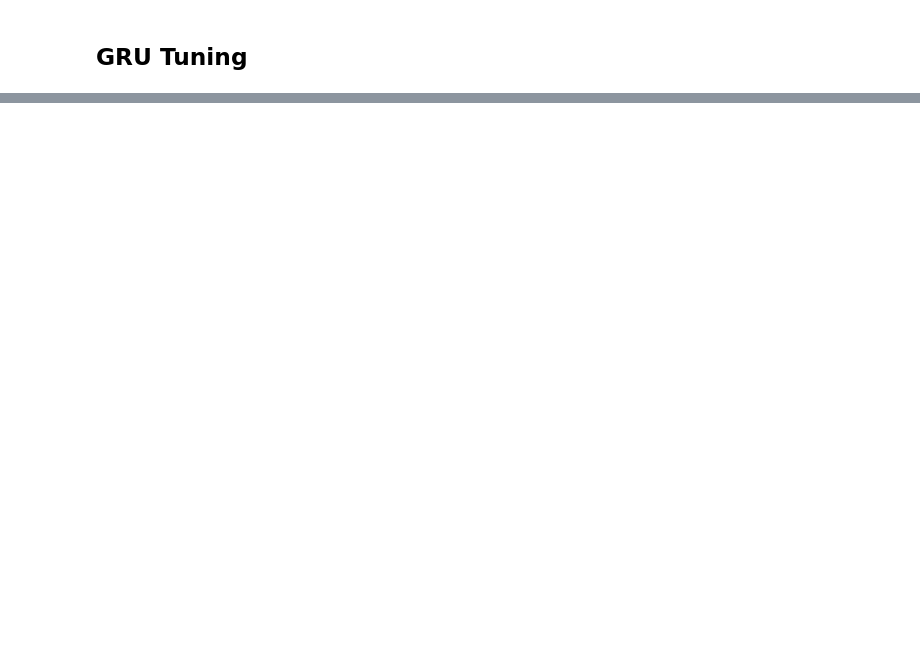
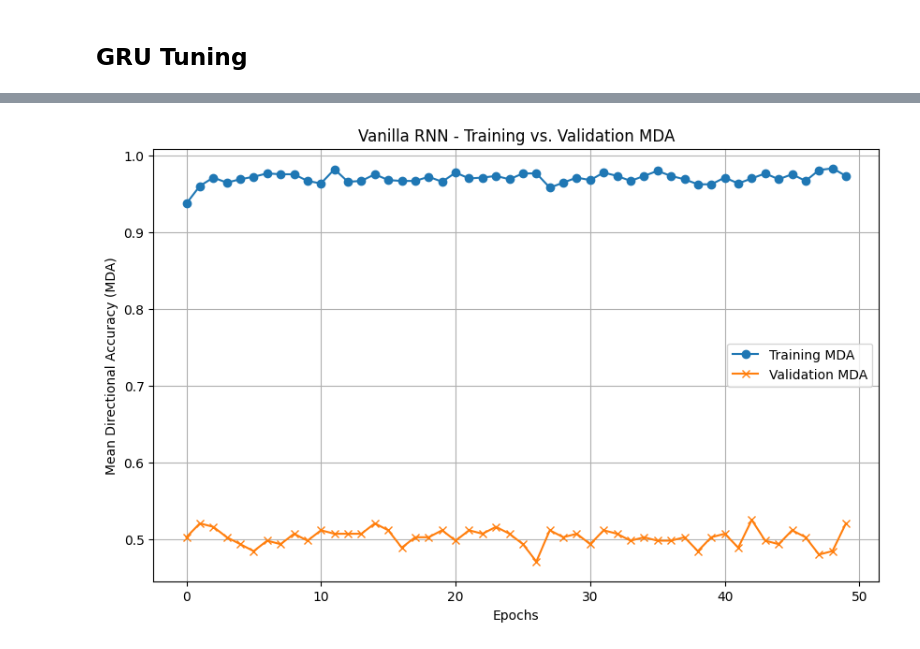
Before and after one commit to BrownAssassin/DLF---A3---RNN-Comparative-Analysis, a Jupyter notebook: RNN_Comparative_Analysis.ipynb, the cells around one changed output, grey strips where cells are left out. Saved outputs shown, nothing was run; the diff lists cells and outputs as text; code cells hidden in the pictures; blank space fills up the shorter version.

Commit message:
Comparative Analysis Completed
~ Completed Comparative Analysis
~ Exported all visualizations

```diff
--- a/RNN_Comparative_Analysis.ipynb
+++ b/RNN_Comparative_Analysis.ipynb
@@ -130,4 +200,8 @@ Testing set: X_test shape: torch.Size([10, 10, 5]), y_test shape: torch.Size([10
 # %% [markdown]
 # Hyperparameter Tuning
+# %%
+# Define the input and output sizes for the model
+input_size = 5  # Number of input features (Open, High, Low, Close, Volume)
+output_size = 1 # Output size (predicting the next day's Close price)
 # %% [markdown]
 ## Vanilla RNN Tuning
@@ -137,0 +427,25 @@ Testing set: X_test shape: torch.Size([10, 10, 5]), y_test shape: torch.Size([10
+# %%
+def mean_directional_accuracy(predictions, actuals):
+    # Calculate the directional change
+    pred_change = predictions[1:] - predictions[:-1]
+    actual_change = actuals[1:] - actuals[:-1]
+
+    # Calculate MDA as the percentage of matching directions
+    mda = (torch.sign(pred_change) == torch.sign(actual_change)).float().mean().item()
+
+    return mda
+
+def r_squared(predictions, actuals):
+    # Calculate mean of actuals
+    mean_actuals = torch.mean(actuals)
+
+    # Calculate total sum of squares (variance of actuals)
+    total_sum_of_squares = torch.sum((actuals - mean_actuals) ** 2)
+
+    # Calculate residual sum of squares (difference between actuals and predictions)
+    residual_sum_of_squares = torch.sum((actuals - predictions) ** 2)
+
+    # Calculate R-squared score
+    r2 = 1 - (residual_sum_of_squares / total_sum_of_squares)
+
+    return r2.item()
@@ -137,0 +781,13 @@ Testing set: X_test shape: torch.Size([10, 10, 5]), y_test shape: torch.Size([10
+# %%
+# Plot Training vs. Validation MDA for Vanilla RNN
+plt.figure(figsize=(10, 6))
+plt.plot(vanilla_training_mda, label='Training MDA', linestyle='-', marker='o')
+plt.plot(vanilla_validation_mda, label='Validation MDA', linestyle='-', marker='x')
+plt.xlabel('Epochs')
+plt.ylabel('Mean Directional Accuracy (MDA)')
+plt.title('Vanilla RNN - Training vs. Validation MDA')
+plt.legend()
+plt.grid()
+plt.show()
+# %% [output]
+[figure, added]
```
Also changed, not shown: parts of 40 cells of this notebook, 14 other files.
